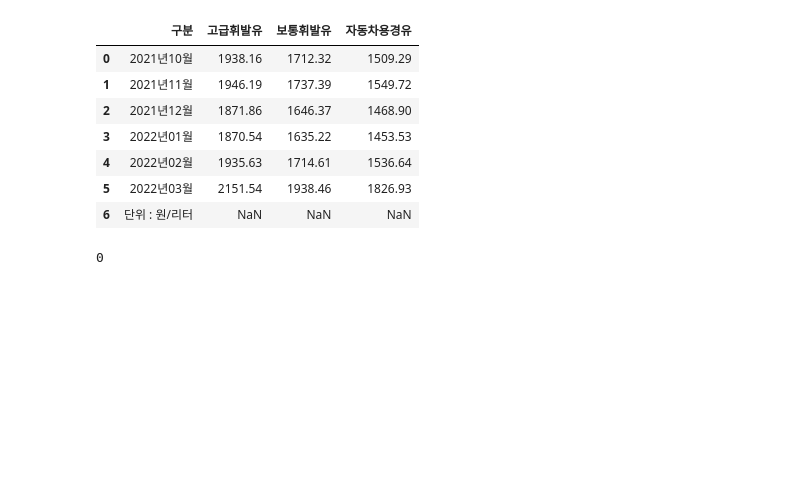
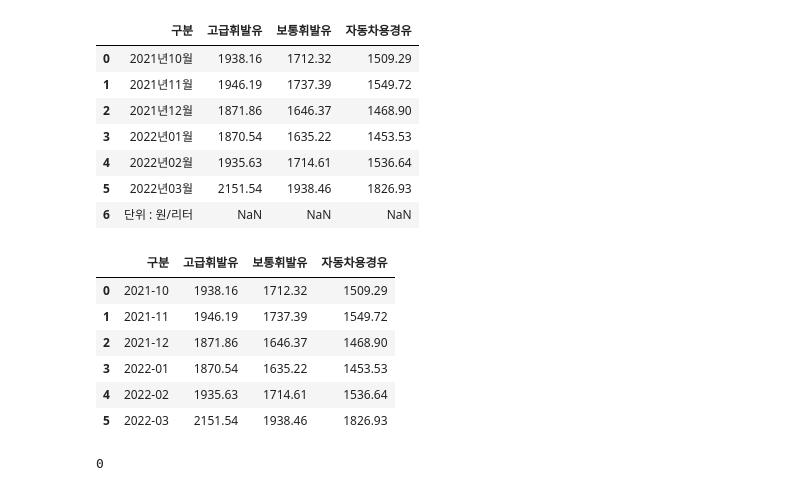
Before and after one commit to kimseongho0519/Team_Dove_Project, a Jupyter notebook: project_db.ipynb, the cells around one changed output. Cells and saved outputs as stored; diff of their text form; code cells hidden in the pictures; blank space fills up the shorter version.

```diff
--- a/project_db.ipynb
+++ b/project_db.ipynb
@@ -263,6 +259,16 @@ monthly_domestic_oil = monthly_domestic_oil.drop([monthly_domestic_oil.index[6]]
 # %%
 monthly_domestic_oil["구분"]=monthly_domestic_oil["구분"].str.replace("년","-")
 monthly_domestic_oil["구분"]=monthly_domestic_oil["구분"].str.replace("월","")
+# %%
+monthly_domestic_oil
+# %% [output]
+|  | 구분 | 고급휘발유 | 보통휘발유 | 자동차용경유 |
+| 0 | 2021-10 | 1938.16 | 1712.32 | 1509.29 |
+| 1 | 2021-11 | 1946.19 | 1737.39 | 1549.72 |
+| 2 | 2021-12 | 1871.86 | 1646.37 | 1468.90 |
+| 3 | 2022-01 | 1870.54 | 1635.22 | 1453.53 |
+| 4 | 2022-02 | 1935.63 | 1714.61 | 1536.64 |
+| 5 | 2022-03 | 2151.54 | 1938.46 | 1826.93 |
 # %%
 CREATE_SQL5 = '''
 CREATE TABLE IF NOT EXISTS monthly_domestic_oil(
```
Also changed, not shown: parts of 20 cells of this notebook, 17 other files.
